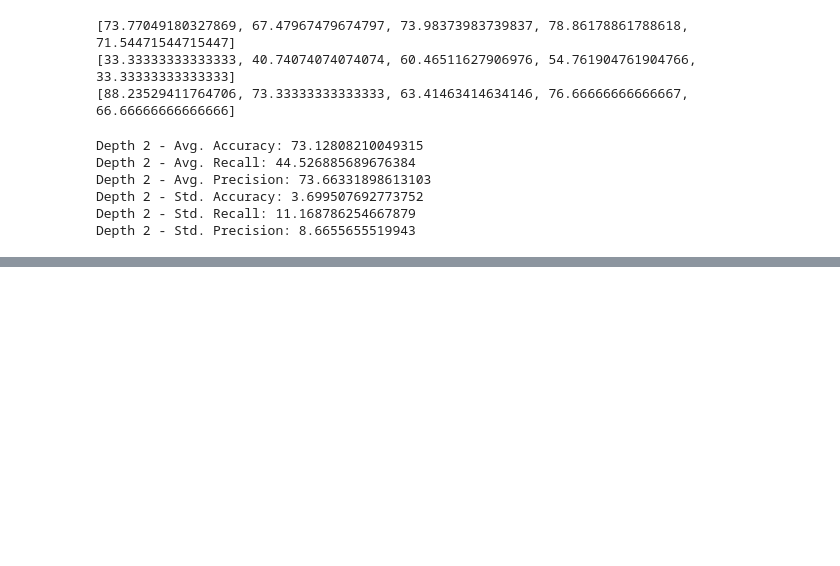
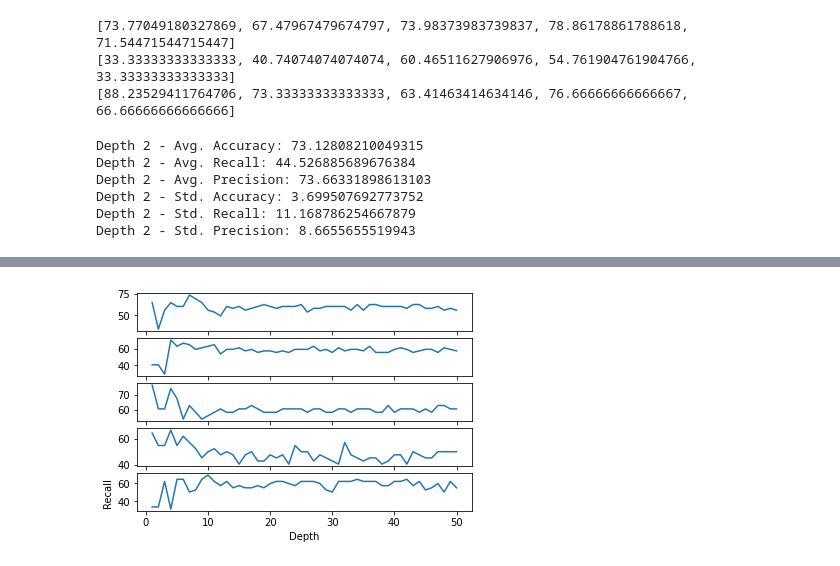
Before and after one commit to meenakshsundaram/AIML, a Jupyter notebook: DecisionTrees/src/diabetes/diabetes_dtree.ipynb, the cells around one changed output, grey strips where cells are left out. Saved outputs shown, nothing was run; the diff lists cells and outputs as text; code cells hidden in the pictures; blank space fills up the shorter version.

```diff
--- a/DecisionTrees/src/diabetes/diabetes_dtree.ipynb
+++ b/DecisionTrees/src/diabetes/diabetes_dtree.ipynb
@@ -403,0 +454,17 @@ Depth 5 - Std. Precision: 11.230575922713905
+# %%
+plt.figure(facecolor="white")
+plt.subplot(5,1,1)
+plt.plot(depth_value,cv_recall[0])
+plt.subplot(5,1,2)
+plt.plot(depth_value,cv_recall[1])
+plt.subplot(5,1,3)
+plt.plot(depth_value,cv_recall[2])
+plt.subplot(5,1,4)
+plt.plot(depth_value,cv_recall[3])
+plt.subplot(5,1,5)
+plt.plot(depth_value,cv_recall[4])
+plt.xlabel("Depth")
+plt.ylabel("Recall")
+plt.show()
+# %% [output]
+[figure, added]
```
Also changed, not shown: parts of 12 cells of this notebook.
